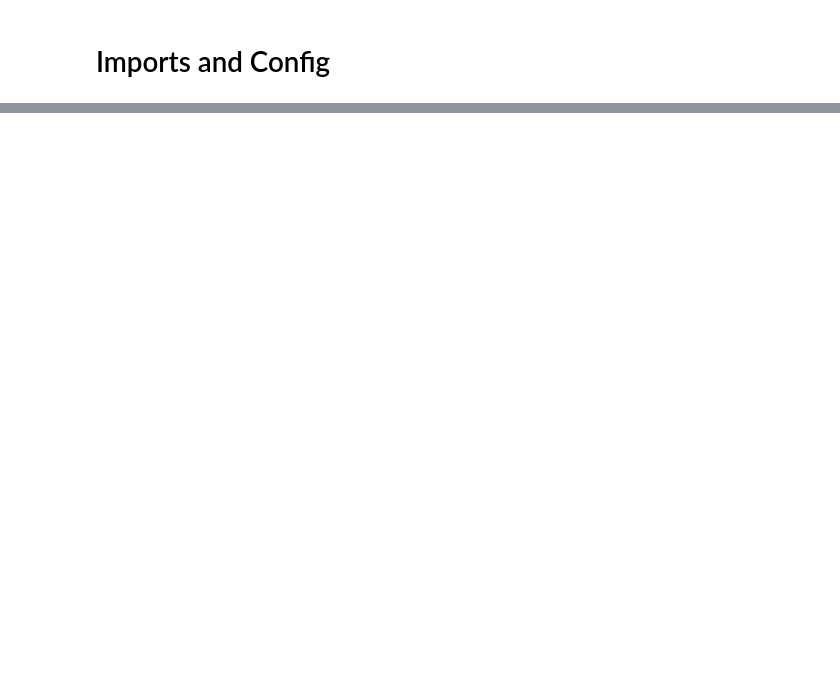
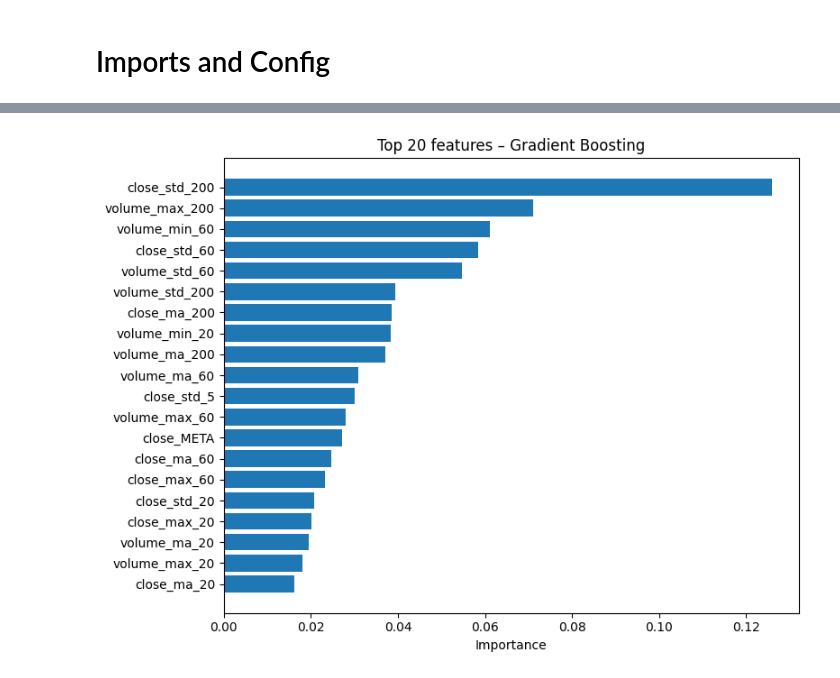
Before and after one commit to katasik/algotrading-studies, a Jupyter notebook: notebooks/meta-gradient-boosting.ipynb, the cells around one changed output, grey strips where cells are left out. Cells and saved outputs as stored; diff of their text form; code cells hidden in the pictures; blank space fills up the shorter version.

```diff
--- a/notebooks/meta-gradient-boosting.ipynb
+++ b/notebooks/meta-gradient-boosting.ipynb
@@ -57,0 +578,17 @@ REGIME_WINDOW = 200         # bars for regime_share rolling window (15m bars)
+# %%
+final_clf = GradientBoostingClassifier(
+    n_estimators=300,
+    learning_rate=0.05,
+    max_depth=3,
+    subsample=0.8,
+    random_state=42,
+)
+final_clf.fit(X, y)
+
+feat_imp = (
+    pd.Series(final_clf.feature_importances_, index=feature_cols)
+    .sort_values(ascending=False)
+    .to_frame("importance")
+)
+
+feat_imp.head(20)
@@ -57,0 +613,12 @@ REGIME_WINDOW = 200         # bars for regime_share rolling window (15m bars)
+# %%
+top_n = 20
+top = feat_imp.head(top_n).iloc[::-1]
+
+plt.figure(figsize=(8, 6))
+plt.barh(top.index, top["importance"])
+plt.title(f"Top {top_n} features – Gradient Boosting")
+plt.xlabel("Importance")
+plt.tight_layout()
+plt.show()
+# %% [output]
+[figure, added]
```
Also changed, not shown: parts of 41 cells of this notebook.
